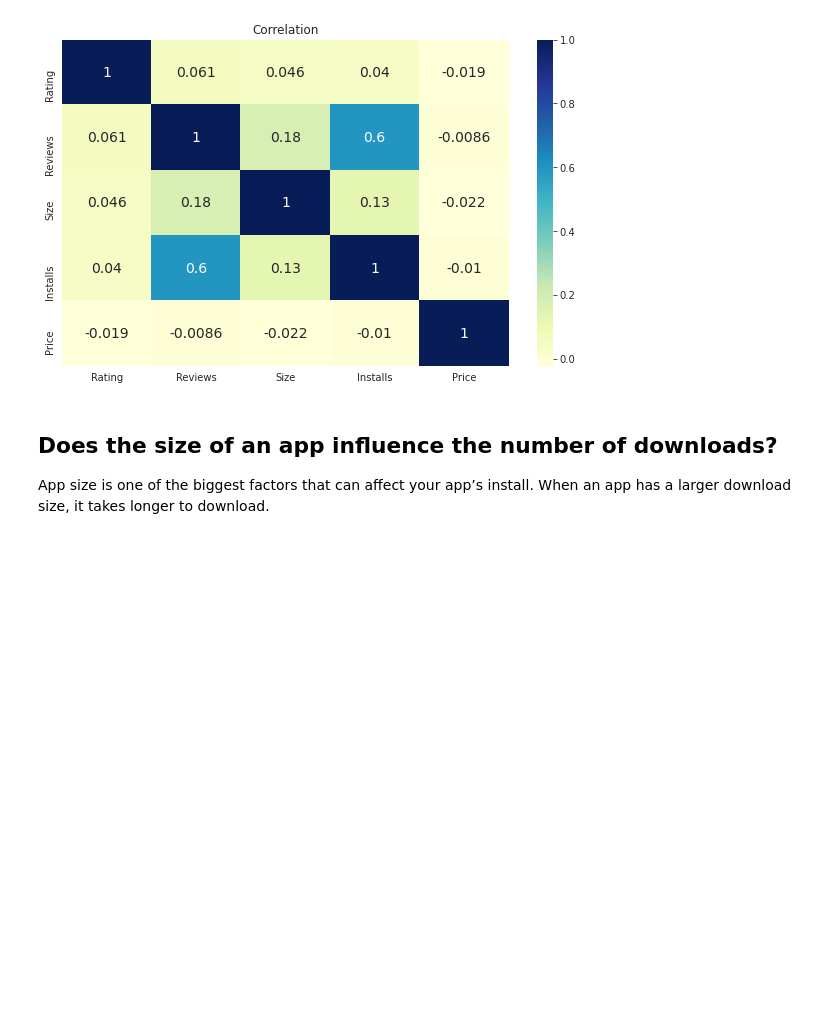
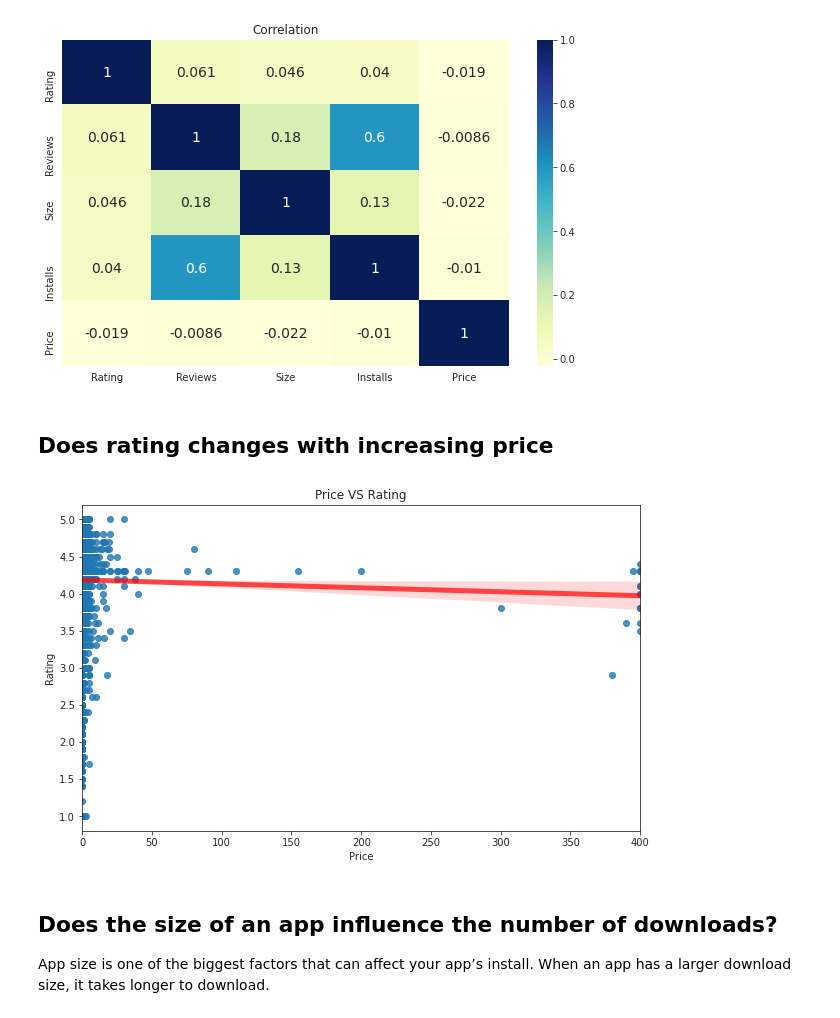
Before and after one commit to Swapnil-417/Play-Store-App-Review-Analysis, a Jupyter notebook: Play_Store_App_Review_Analysis_Capstone_Project.ipynb, the cells around one changed output. Drawn from its saved outputs; the diff is of its cells as text; code cells hidden in the pictures; blank space fills up the shorter version.

```diff
--- a/Play_Store_App_Review_Analysis_Capstone_Project.ipynb
+++ b/Play_Store_App_Review_Analysis_Capstone_Project.ipynb
@@ -375,6 +365,20 @@ plt.title("Correlation")
 plt.show()
 # %% [output]
 [figure]
+# %% [markdown]
+## **Does rating changes with increasing price**
+# %%
+# Setting style and figure
+sns.set_style("ticks")
+fig, ax = plt.subplots(figsize=(10,6))
+
+# Scatterplot Price/Rating
+sns.regplot(x="Price", y="Rating", data=apps_data, line_kws={"color":"r","alpha":0.7,"lw":5})
+plt.title("Price VS Rating")
+
+plt.show()
+# %% [output]
+[figure, added]
 # %% [markdown]
 ## **Does the size of an app influence the number of downloads?**
 
```
Also changed, not shown: parts of 19 cells of this notebook.
